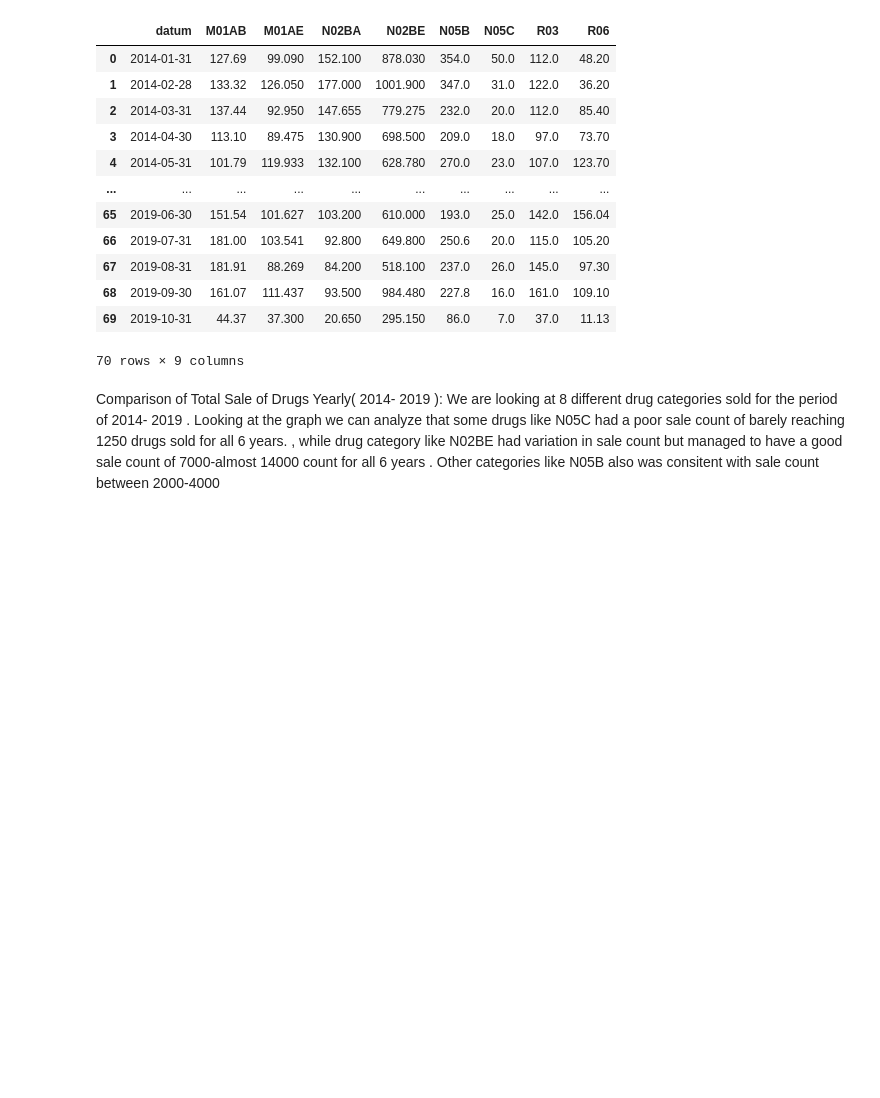
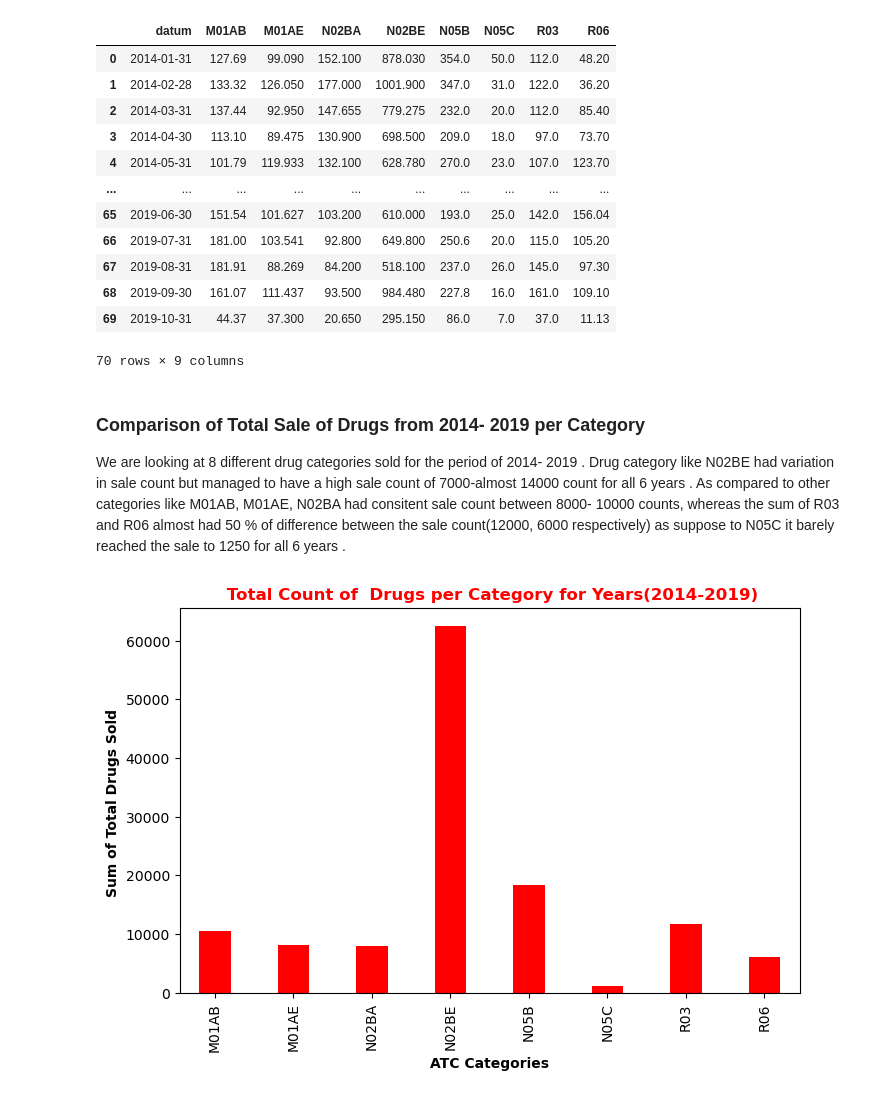
Before and after one commit to jsafadi0/project1, a Jupyter notebook: project1/Pharma_salesPy.ipynb, the cells around one changed output. Cells and saved outputs as stored; diff of their text form; code cells hidden in the pictures; blank space fills up the shorter version.

```diff
--- a/project1/Pharma_salesPy.ipynb
+++ b/project1/Pharma_salesPy.ipynb
@@ -59,5 +59,24 @@ pharma_monthly_df
 | 69 | 2019-10-31 | 44.37 | 37.300 | 20.650 | 295.150 | 86.0 | 7.0 | 37.0 | 11.13 |
 70 rows × 9 columns
 # %% [markdown]
-Comparison of Total Sale of Drugs Yearly( 2014- 2019 ): We are looking at 8 different drug categories sold for the period of 2014- 2019 . Looking at the graph we can analyze that some drugs like N05C had a poor sale count of barely reaching 1250 drugs sold for all 6 years.
-, while drug category like N02BE had variation in sale count but managed to have a good sale count of 7000-almost 14000 count for all 6 years . Other categories like N05B also was consitent with sale count between 2000-4000
+### Comparison of Total Sale of Drugs from 2014- 2019 per Category
+
+We are looking at 8 different drug categories sold for the period of 2014- 2019 .
+Drug category like N02BE had variation in sale count but managed to have a high sale count of 7000-almost 14000 count for all 6 years .
+As compared to other categories like M01AB, M01AE, N02BA had consitent sale count between 8000- 10000 counts, whereas the sum of R03 and R06 almost had 50 % of difference between the sale count(12000, 6000 respectively)
+as suppose to N05C it barely reached the sale to 1250 for all 6 years .
+# %%
+total_df = pharma_monthly_df.iloc[:,1:9].sum(axis=0)
+
+sorted_total_df = total_df.sort_values((0), ascending=False)
+
+total_df.plot(kind= "bar",color="Red",figsize=(8,5),width=0.4)
+
+plt.title(label=' Total Count of  Drugs per Category for Years(2014-2019)',color ="Red",fontweight = 'bold')
+plt.xlabel('ATC Categories', fontweight = 'bold')
+plt.ylabel('Sum of Total Drugs Sold ', fontweight = 'bold')
+
+plt.show()
+plt.close()
+# %% [output]
+[figure, added]
```
Also changed, not shown: parts of 12 cells of this notebook, 8 other files.
